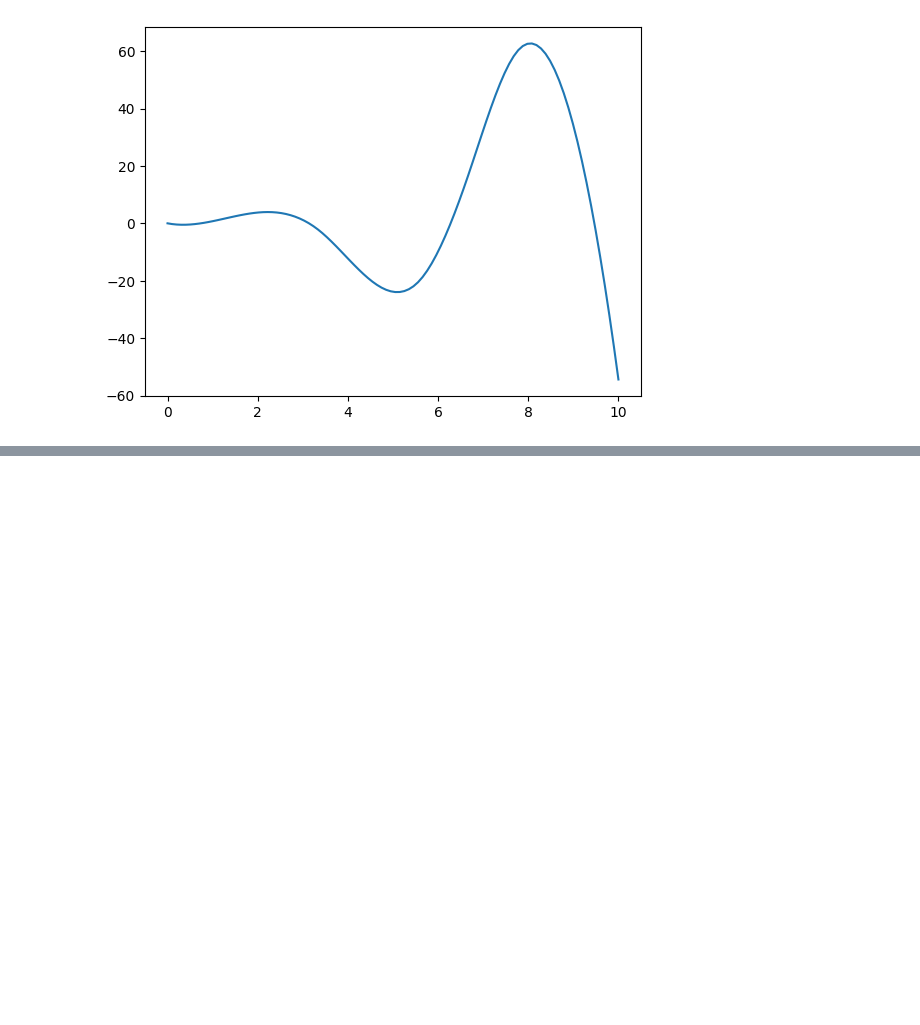
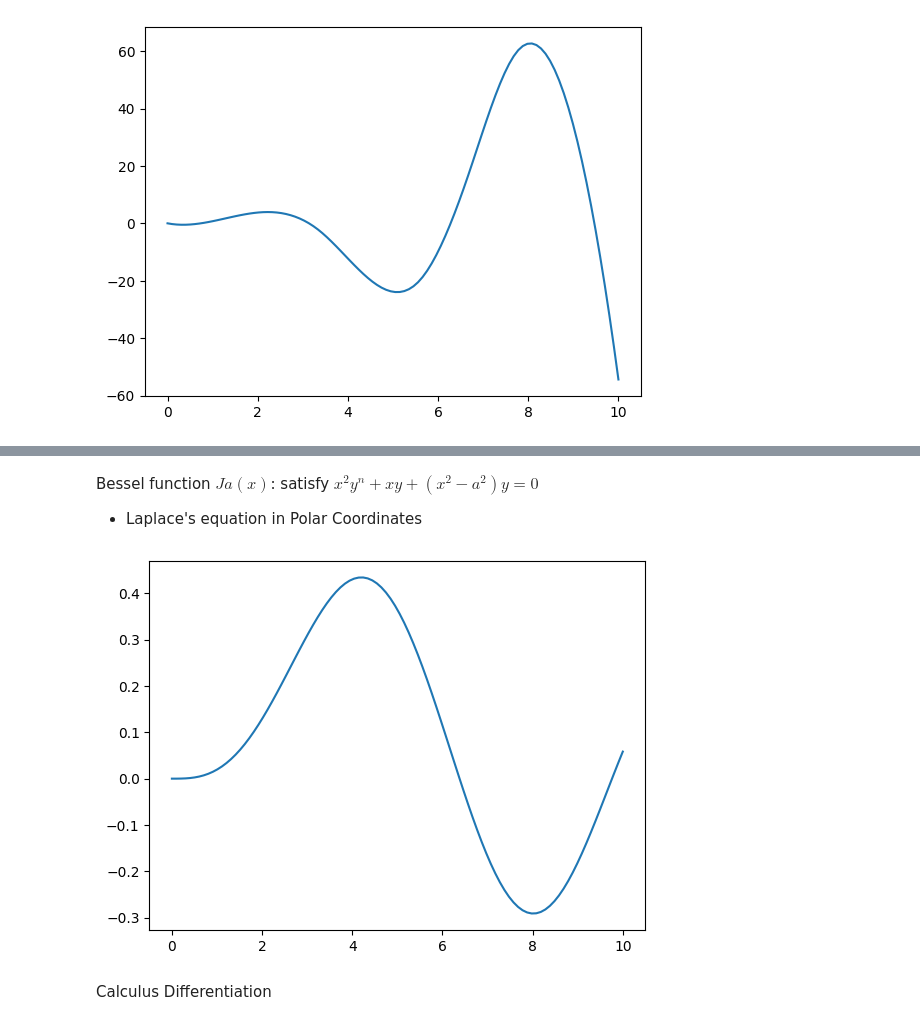
Before and after one commit to yamini-nirwan/Learning-Python, a Jupyter notebook: scipy.ipynb, the cells around one changed output, grey strips where cells are left out. Cells and saved outputs as stored; diff of their text form; code cells hidden in the pictures; blank space fills up the shorter version.

```diff
--- a/scipy.ipynb
+++ b/scipy.ipynb
@@ -109,0 +204,13 @@ plt.plot(x_dense, y_dense) #cubic interpolation gives the smoothest curve
+# %% [markdown]
+Bessel function $Ja(x)$: satisfy $x^2y^n + xy + (x^2 - a^2)y = 0$
+- Laplace's equation in Polar Coordinates
+# %%
+from scipy.special import jv
+x = np.linspace(0, 10, 100)
+plt.plot(x, jv(3, x))
+plt.show()
+# %% [output]
+[figure, added]
+# %% [markdown]
+Calculus
+Differentiation
```
Also changed, not shown: parts of 38 cells of this notebook, 1 other file.
